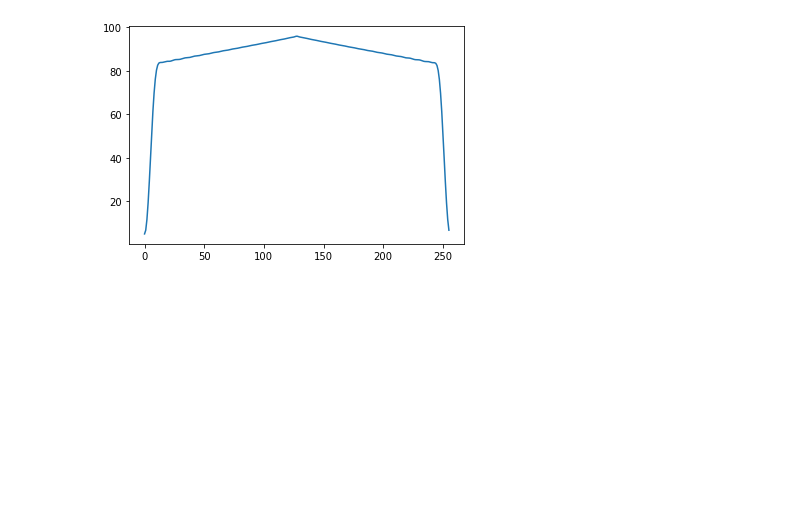
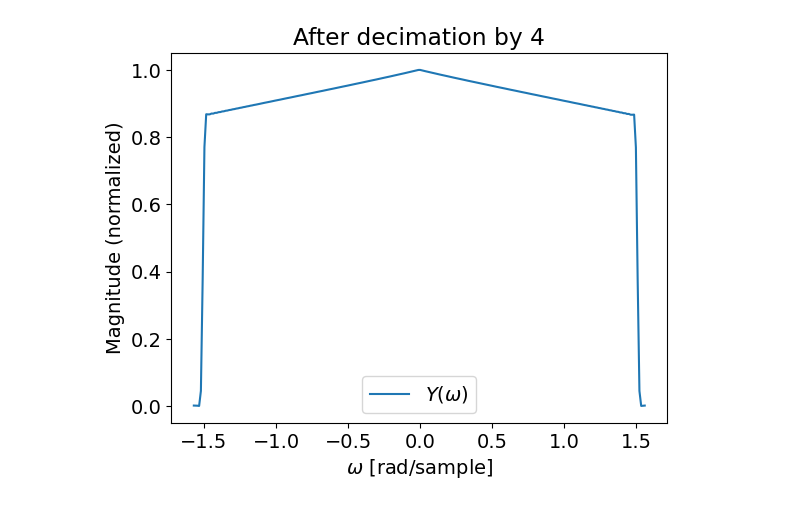
Before and after one commit to antroseco/fibre-sim, a Jupyter notebook: multirate_dsp.ipynb, the cells around one changed output. Saved outputs shown, nothing was run; the diff lists cells and outputs as text; code cells hidden in the pictures; blank space fills up the shorter version.

```diff
--- a/multirate_dsp.ipynb
+++ b/multirate_dsp.ipynb
@@ -2,6 +2,8 @@
 import numpy as np
 from matplotlib import pyplot as plt
 from scipy import signal
+
+plt.rcParams.update({"font.size": 14})
 # %%
 # Generate a nice frequency response.
 a = np.arange(512)
@@ -17,8 +20,13 @@ x = np.fft.ifft(np.fft.ifftshift(X))
 def do_fft(arr):
     return np.fft.fftshift(np.fft.fft(arr))
 
-def plot_fft(arr):
-    plt.plot(np.abs(do_fft(arr)))
+
+def plot_fft(arr, label=None):
+    fft = np.abs(do_fft(arr))
+    xaxis = np.fft.fftshift(np.fft.fftfreq(fft.size, d=1 / np.pi))
+    plt.plot(xaxis, fft / np.max(fft), label=label)
+    plt.xlabel(r"$\omega$ [rad/sample]")
+    plt.ylabel("Magnitude (normalized)")
 # %%
 plot_fft(x)
 # %% [output]
@@ -27,6 +35,6 @@ plot_fft(x)
 assert np.allclose(do_fft(x), X)
 # %%
 # Design a low-pass FIR filter, with a cut-off frequency at 0.24π.
-fir = signal.firwin(256, 0.24)
-plt.stem(fir);
+fir = signal.firwin(1024, 0.24)
+plt.stem(fir)
 # %% [output]
@@ -54,9 +74,12 @@ plot_fft(x_lp)
 # %%
 # Downsampling factors > 4 result in aliasing.
 y_d = x_lp[::4]
-plot_fft(y_d)
+plot_fft(y_d, r"$Y(\omega)$")
+plt.legend()
+plt.title("After decimation by 4")
+plt.show()
 # %% [output]
-[figure, old version]
+[figure, new version]
 # %%
 # Interpolate by inserting zeros first.
 v_i = np.zeros(y_d.size * 4, dtype=np.cdouble)
```
Also changed, not shown: parts of 13 cells of this notebook.
